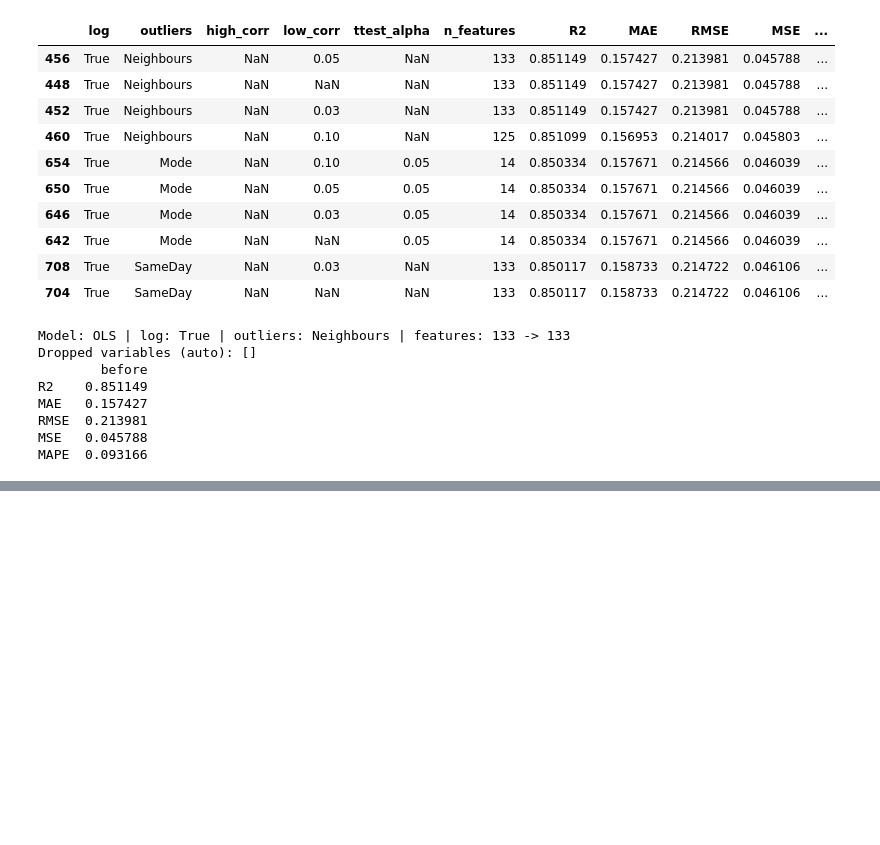
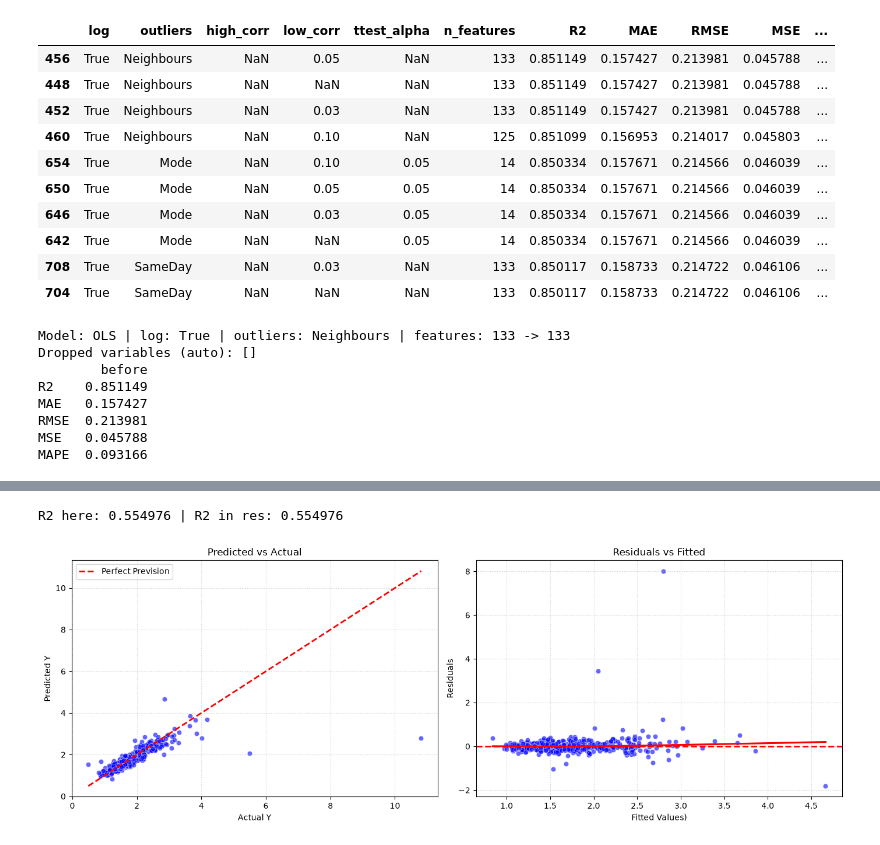
Before and after one commit to margaridardsf/Projeto-Machine-Learning, a Jupyter notebook: prototipo/training_code/grid_search.ipynb, the cells around one changed output, grey strips where cells are left out. Saved outputs shown, nothing was run; the diff lists cells and outputs as text; code cells hidden in the pictures; blank space fills up the shorter version.

```diff
--- a/prototipo/training_code/grid_search.ipynb
+++ b/prototipo/training_code/grid_search.ipynb
@@ -1308,0 +1311,11 @@ MAPE  0.093166
+# %%
+''' Melhor modelo do grid search de 2023 que tambem otimiza o R2_test
+test_year=2023 | use_log=True | Mode | drop_mode='auto' | high_corr=0.9 | low_target_corr=None | 'Lasso' | scaler_mode='Standard' | lag_selection='auto' | corr_threshold=0.3 |  alpha=0.001207
+'''
+
+prep = choose_variables_train_data(df, test_year=2023, use_log=True, outlier_mode='Mode')
+data = choose_variables_lags(prep, drop_mode='auto', high_corr=0.9, low_target_corr=None)
+res = apply_models(data, 'Lasso', scaler_mode='Standard',
+                   lag_selection='auto', corr_threshold=0.3, alpha=0.001207)
+
+print_results(res)
@@ -1308,0 +1340,65 @@ MAPE  0.093166
+# %%
+import matplotlib.pyplot as plt
+import seaborn as sns
+import statsmodels.api as sm
+
+# predictions of the model in `res` for the test year
+features = res['features']
+X_test_scaled = res['scaler'].transform(data['X_test'][features])   # scaler fitted on train only
+y_pred_model = res['model'].predict(X_test_scaled)                  # model scale (log if use_log)
+
+IN_ORIGINAL_UNITS = True        # True: mg/m3 (same scale as the reported metrics); False: model scale (log)
+
+if IN_ORIGINAL_UNITS:
+    y_test = data['y_test_orig']                                    # original chlorophyll
+    y_pred_test = np.exp(y_pred_model) if res['use_log'] else y_pred_model
+    unit = ' (mg/m3)'
+else:
+    y_test = data['y_test']                                         # target as the model saw it (log if use_log)
+    y_pred_test = y_pred_model
+    unit = ' (log)' if res['use_log'] else ''
+
+# check: must match the R2 printed by print_results (original units only)
+met = res['metrics_after'] if res['metrics_after'] is not None else res['metrics_before']
+print(f"R2 here: {r2_score(y_test, y_pred_test):.6f} | R2 in res: {met['R2']:.6f}")
+# %% [output]
+R2 here: 0.554976 | R2 in res: 0.554976
+# %%
+# Gráficos para visualizar a qualidade da regressão linear
+
+residuals = y_test - y_pred_test    # Resíduo = Valor Real - Valor Previsto
+
+fig, (ax1, ax2) = plt.subplots(1, 2, figsize=(14, 5))   # Configurar a área dos gráficos (1 linha, 2 colunas)
+
+
+# Gráfico1: Valores Previstos vs Valores Reais (Predicted vs Actual)
+sns.scatterplot(x=y_test, y=y_pred_test, ax=ax1, alpha=0.6, color='blue')
+
+lims = [np.min([y_test.min(), y_pred_test.min()]),
+        np.max([y_test.max(), y_pred_test.max()])]
+ax1.plot(lims, lims, color='red', linestyle='--', lw=2, label='Perfect Prevision')
+
+ax1.set_title('Predicted vs Actual')
+ax1.set_xlabel('Actual Y')
+ax1.set_ylabel('Predicted Y')
+ax1.legend()
+ax1.grid(True, linestyle=':', alpha=0.6)
+
+
+# Gráfico2: Resíduos vs Valores Ajustados/Previstos (Residuals vs Fitted)
+sns.scatterplot(x=y_pred_test, y=residuals, ax=ax2, alpha=0.6, color='blue')
+
+ax2.axhline(y=0, color='red', linestyle='--', lw=2)  # Linha onde o erro seria nulo
+
+sns.regplot(x=y_pred_test, y=residuals, ax=ax2, scatter=False, color='red', lowess=True) # linha de tendência suave para detetar padrões não-lineares
+
+ax2.set_title('Residuals vs Fitted')
+ax2.set_xlabel('Fitted Values)')
+ax2.set_ylabel('Residuals')
+ax2.grid(True, linestyle=':', alpha=0.6)
+
+
+plt.tight_layout()
+plt.show()
+# %% [output]
+[figure, added]
```
Also changed, not shown: parts of 3 cells of this notebook.
